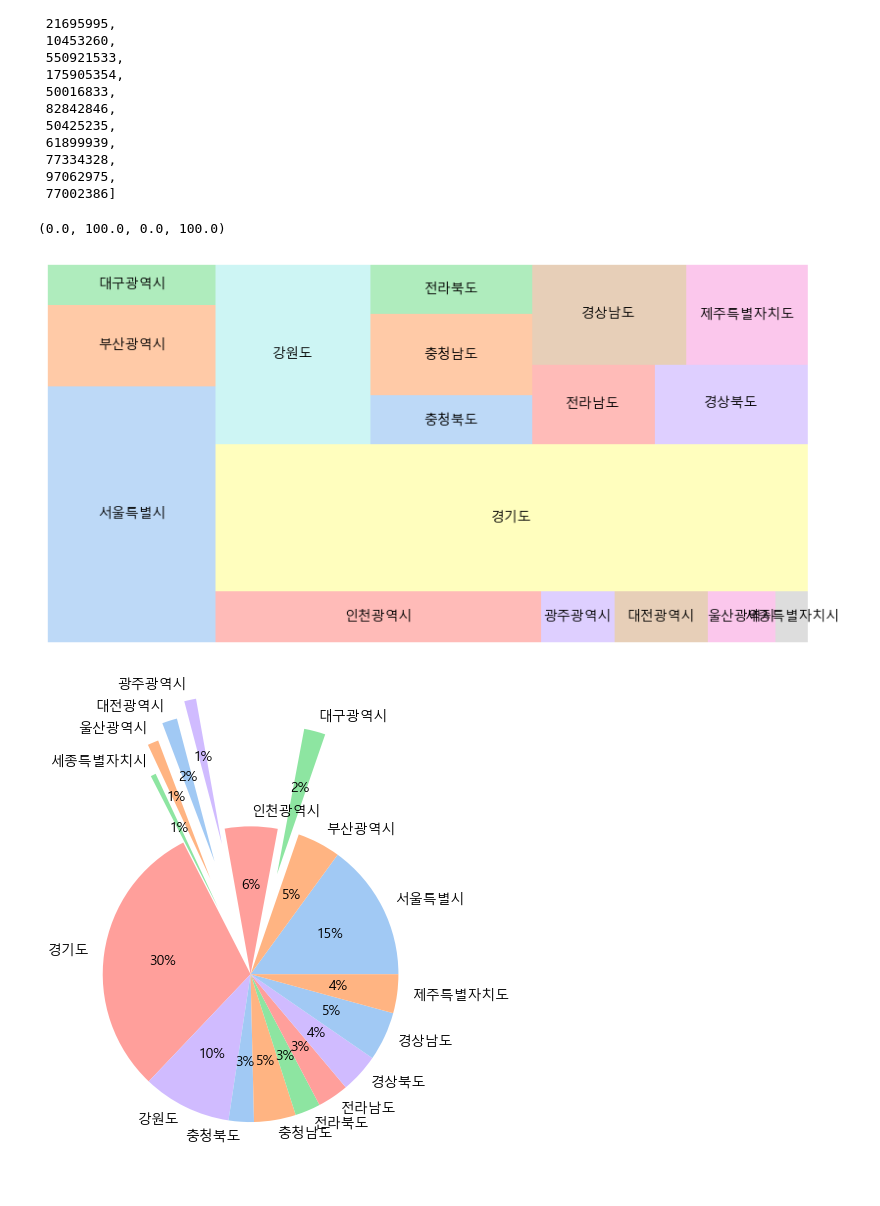
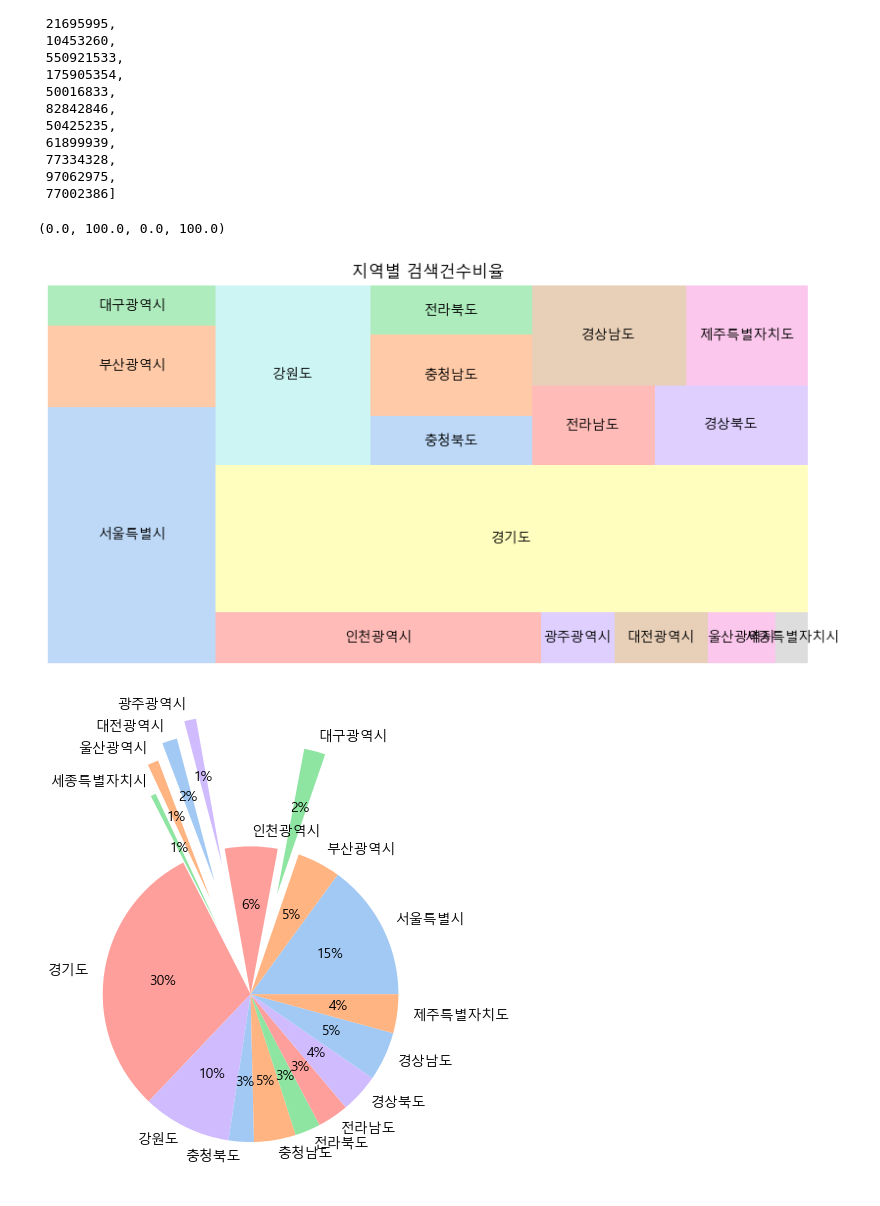
Before and after one commit to sdkim96/Login_project, a Jupyter notebook: Data_analysis_visualization/search_analysis.ipynb, the cells around one changed output. Cells and saved outputs as stored; diff of their text form; code cells hidden in the pictures.

```diff
--- a/Data_analysis_visualization/search_analysis.ipynb
+++ b/Data_analysis_visualization/search_analysis.ipynb
@@ -149,30 +149,31 @@ search_values
 # %%
 # Sample data
 values = search_values
 labels = city_list
 
 
 plt.figure(figsize=(10, 5))
 # colors = ['#91DCEA', '#64CDCC', '#5FBB68',
 #           '#F9D23C', '#F9A729', '#FD6F30']
 colors = sns.color_palette("pastel")
 # Treemap
 squarify.plot(sizes = values, label = labels,
               color = colors,
               alpha = 0.7)
 
 # Remove the axis:
+plt.title("지역별 검색건수비율")
 plt.axis("off")
 
 # plt.show()
 
 
 ###################################################
 ###################################################
 # combine last 6-7 as etc
 # %% [output]
 (0.0, 100.0, 0.0, 100.0)
-[figure, old version]
+[figure, new version]
 # %%
 #define data
 data = search_values
```
Also changed, not shown: parts of 7 cells of this notebook, 2 other files.
